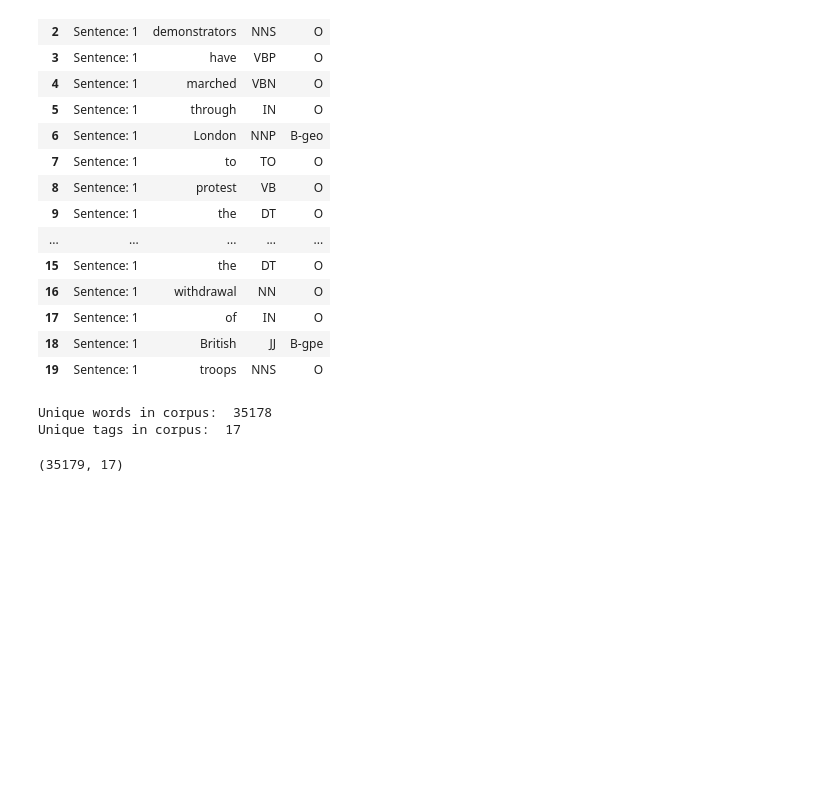
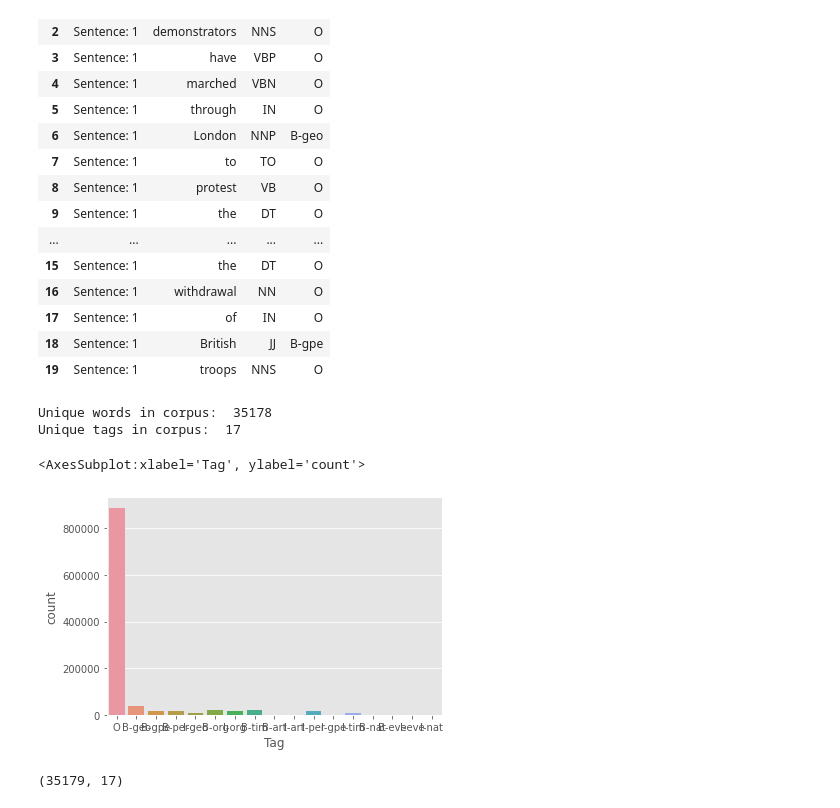
Before and after one commit to BONDHU-BOT/Named-Entity-Recognition-using-Deep-Learning, a Jupyter notebook: Named-Entity Recognition.ipynb, the cells around one changed output. Drawn from its saved outputs; the diff is of its cells as text; code cells hidden in the pictures; blank space fills up the shorter version.

```diff
--- a/Named-Entity Recognition.ipynb
+++ b/Named-Entity Recognition.ipynb
@@ -56,6 +56,17 @@ print("Unique tags in corpus: ", data['Tag'].nunique())
 # %% [output]
 Unique words in corpus:  35178
 Unique tags in corpus:  17
+# %%
+import seaborn as sns
+import tkinter
+import matplotlib
+matplotlib.use('agg')
+import matplotlib.pyplot as plt
+%matplotlib inline
+sns.countplot(x='Tag', data=data)
+# %% [output]
+<AxesSubplot:xlabel='Tag', ylabel='count'>
+[figure, added]
 # %%
 words = list(set(data["Word"].values))
 words.append("ENDPAD")
```
Also changed, not shown: parts of 17 cells of this notebook, 1 other file.
